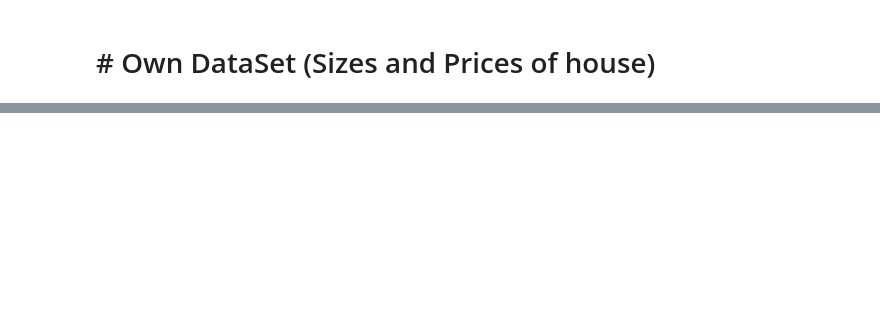
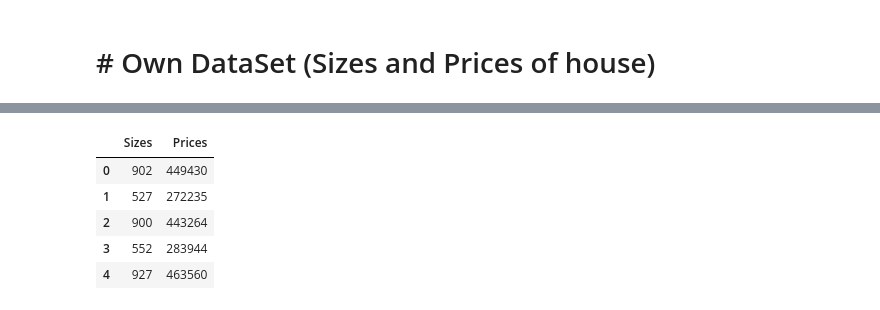
Before and after one commit to CoderAalok/Python_Libraries, a Jupyter notebook: Scikit Learn/House_Prices.ipynb, the cells around one changed output, grey strips where cells are left out. Drawn from its saved outputs; the diff is of its cells as text; code cells hidden in the pictures; blank space fills up the shorter version.

```diff
--- a/Scikit Learn/House_Prices.ipynb
+++ b/Scikit Learn/House_Prices.ipynb
@@ -104,0 +86,11 @@ Expected Price: 474509
+# %%
+# Data Frame
+house_df = pd.DataFrame({"Sizes": X[:100, 0], "Prices": y[:100, 0]})
+house_df.head()
+# %% [output]
+|  | Sizes | Prices |
+| 0 | 902 | 449430 |
+| 1 | 527 | 272235 |
+| 2 | 900 | 443264 |
+| 3 | 552 | 283944 |
+| 4 | 927 | 463560 |
```
Also changed, not shown: parts of 8 cells of this notebook.
